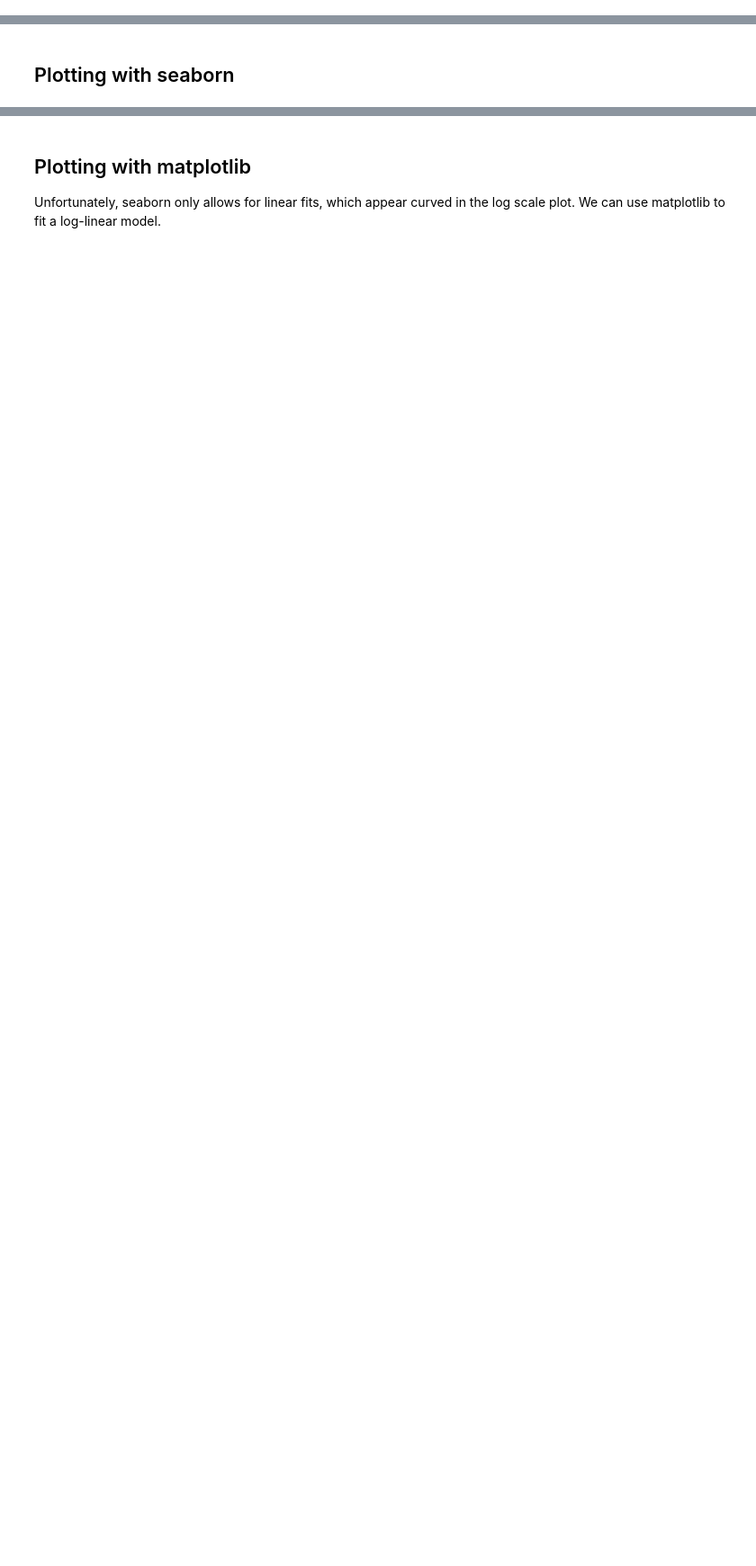
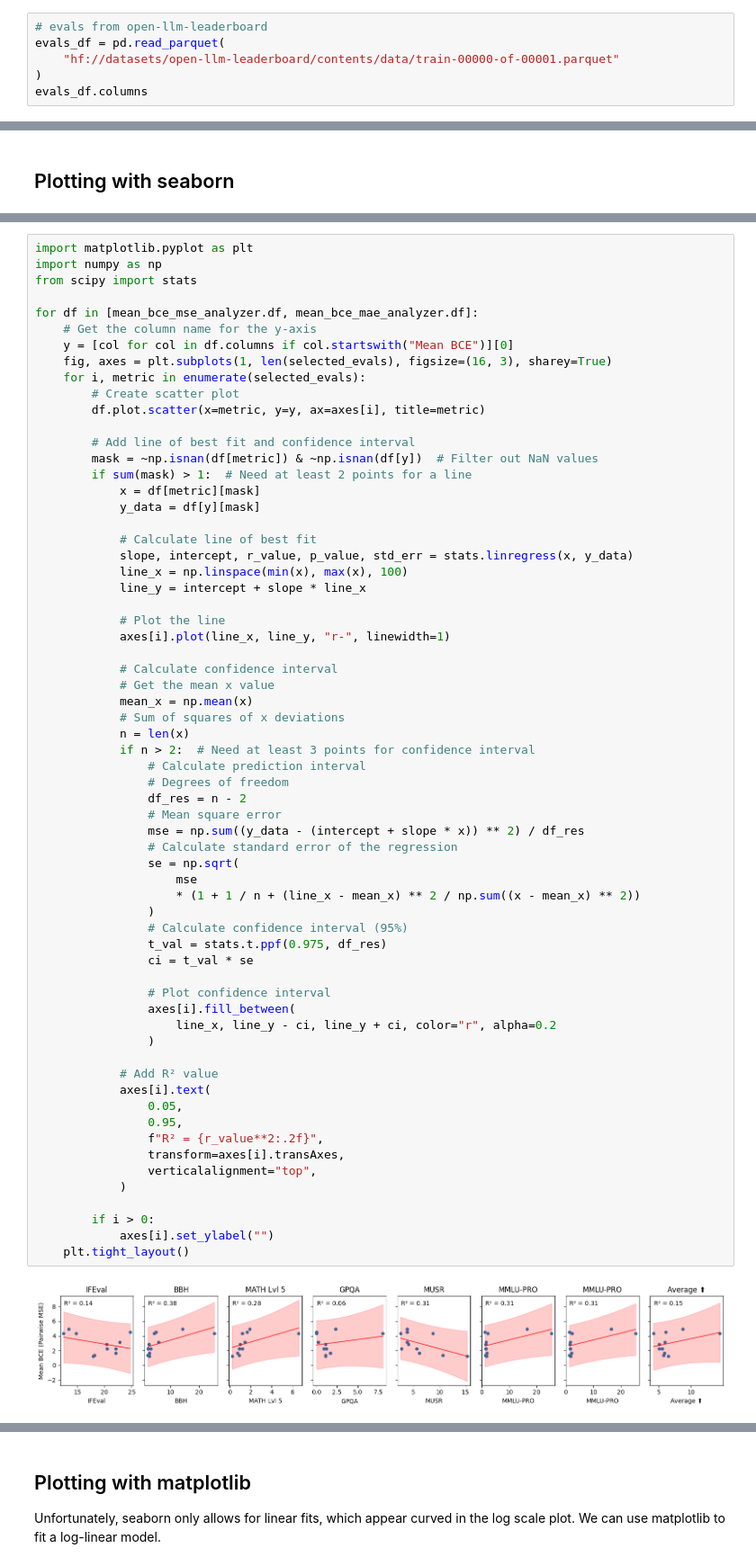
Before and after one commit to sepiatone/bayesian_reasoning, a Jupyter notebook: scripts/scaling_plots.ipynb, the cells around one changed output, grey strips where cells are left out. Shown at 90% size. Saved outputs shown, nothing was run; the diff lists cells and outputs as text; blank space fills up the shorter version.

Commit message:
Added BCE scaling with common eval results

```diff
--- a/scripts/scaling_plots.ipynb
+++ b/scripts/scaling_plots.ipynb
@@ -53,3 +53,9 @@ np.unique(data_analyzer.df["model_name"]), np.unique(data_analyzer.df["model_kwa
  array(['{"revision": "step143000"}', '{"revision": "step33000"}',
         '{"revision": "step66000"}', '{"revision": "step99000"}', '{}'],
        dtype=object))
+# %%
+# evals from open-llm-leaderboard
+evals_df = pd.read_parquet(
+    "hf://datasets/open-llm-leaderboard/contents/data/train-00000-of-00001.parquet"
+)
+evals_df.columns
@@ -388,3 +430,69 @@ plt = sns.lmplot(
 # %% [output]
 [figure]
 [figure]
+# %%
+import matplotlib.pyplot as plt
+import numpy as np
+from scipy import stats
+
+for df in [mean_bce_mse_analyzer.df, mean_bce_mae_analyzer.df]:
+    # Get the column name for the y-axis
+    y = [col for col in df.columns if col.startswith("Mean BCE")][0]
+    fig, axes = plt.subplots(1, len(selected_evals), figsize=(16, 3), sharey=True)
+    for i, metric in enumerate(selected_evals):
+        # Create scatter plot
+        df.plot.scatter(x=metric, y=y, ax=axes[i], title=metric)
+
+        # Add line of best fit and confidence interval
+        mask = ~np.isnan(df[metric]) & ~np.isnan(df[y])  # Filter out NaN values
+        if sum(mask) > 1:  # Need at least 2 points for a line
+            x = df[metric][mask]
+            y_data = df[y][mask]
+
+            # Calculate line of best fit
+            slope, intercept, r_value, p_value, std_err = stats.linregress(x, y_data)
+            line_x = np.linspace(min(x), max(x), 100)
+            line_y = intercept + slope * line_x
+
+            # Plot the line
+            axes[i].plot(line_x, line_y, "r-", linewidth=1)
+
+            # Calculate confidence interval
+            # Get the mean x value
+            mean_x = np.mean(x)
+            # Sum of squares of x deviations
+            n = len(x)
+            if n > 2:  # Need at least 3 points for confidence interval
+                # Calculate prediction interval
+                # Degrees of freedom
+                df_res = n - 2
+                # Mean square error
+                mse = np.sum((y_data - (intercept + slope * x)) ** 2) / df_res
+                # Calculate standard error of the regression
+                se = np.sqrt(
+                    mse
+                    * (1 + 1 / n + (line_x - mean_x) ** 2 / np.sum((x - mean_x) ** 2))
+                )
+                # Calculate confidence interval (95%)
+                t_val = stats.t.ppf(0.975, df_res)
+                ci = t_val * se
+
+                # Plot confidence interval
+                axes[i].fill_between(
+                    line_x, line_y - ci, line_y + ci, color="r", alpha=0.2
+                )
+
+            # Add R² value
+            axes[i].text(
+                0.05,
+                0.95,
+                f"R² = {r_value**2:.2f}",
+                transform=axes[i].transAxes,
+                verticalalignment="top",
+            )
+
+        if i > 0:
+            axes[i].set_ylabel("")
+    plt.tight_layout()
+# %% [output]
+[figure, added]
```
Also changed, not shown: parts of 10 cells of this notebook.
